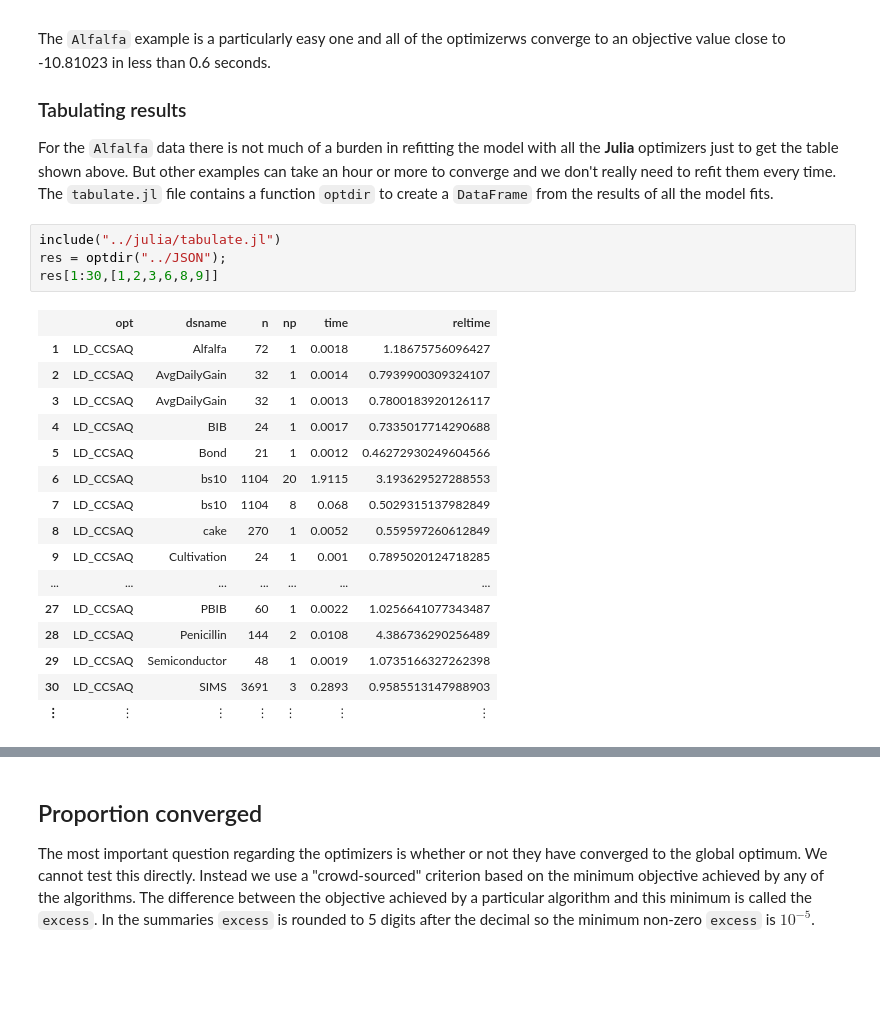
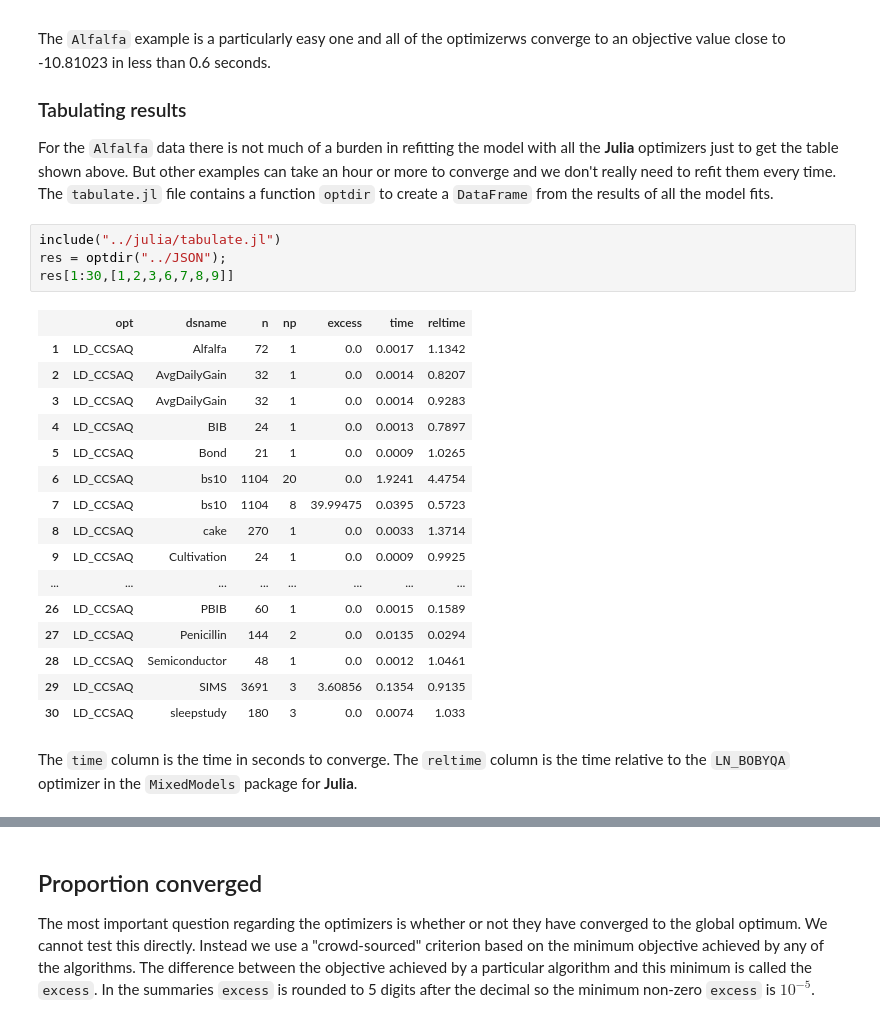
Before and after one commit to Stat990-033/Timings, a Jupyter notebook: inst/doc/Summaries.ipynb, the cells around one changed output, grey strips where cells are left out. Saved outputs shown, nothing was run; the diff lists cells and outputs as text; blank space fills up the shorter version.

```diff
--- a/inst/doc/Summaries.ipynb
+++ b/inst/doc/Summaries.ipynb
@@ -68,22 +68,24 @@ For the `Alfalfa` data there is not much of a burden in refitting the model with
 # %%
 include("../julia/tabulate.jl")
 res = optdir("../JSON");
-res[1:30,[1,2,3,6,8,9]]
+res[1:30,[1,2,3,6,7,8,9]]
 # %% [output]
-|  | opt | dsname | n | np | time | reltime |
-| 1 | LD_CCSAQ | Alfalfa | 72 | 1 | 0.0018 | 1.18675756096427 |
-| 2 | LD_CCSAQ | AvgDailyGain | 32 | 1 | 0.0014 | 0.7939900309324107 |
-| 3 | LD_CCSAQ | AvgDailyGain | 32 | 1 | 0.0013 | 0.7800183920126117 |
-| 4 | LD_CCSAQ | BIB | 24 | 1 | 0.0017 | 0.7335017714290688 |
-| 5 | LD_CCSAQ | Bond | 21 | 1 | 0.0012 | 0.46272930249604566 |
-| 6 | LD_CCSAQ | bs10 | 1104 | 20 | 1.9115 | 3.193629527288553 |
-| 7 | LD_CCSAQ | bs10 | 1104 | 8 | 0.068 | 0.5029315137982849 |
-| 8 | LD_CCSAQ | cake | 270 | 1 | 0.0052 | 0.559597260612849 |
-| 9 | LD_CCSAQ | Cultivation | 24 | 1 | 0.001 | 0.7895020124718285 |
-| ... | ... | ... | ... | ... | ... | ... |
-| 27 | LD_CCSAQ | PBIB | 60 | 1 | 0.0022 | 1.0256641077343487 |
-| 28 | LD_CCSAQ | Penicillin | 144 | 2 | 0.0108 | 4.386736290256489 |
-| 29 | LD_CCSAQ | Semiconductor | 48 | 1 | 0.0019 | 1.0735166327262398 |
-| 30 | LD_CCSAQ | SIMS | 3691 | 3 | 0.2893 | 0.9585513147988903 |
-| ⋮ | ⋮ | ⋮ | ⋮ | ⋮ | ⋮ | ⋮ |
+|  | opt | dsname | n | np | excess | time | reltime |
+| 1 | LD_CCSAQ | Alfalfa | 72 | 1 | 0.0 | 0.0017 | 1.1342 |
+| 2 | LD_CCSAQ | AvgDailyGain | 32 | 1 | 0.0 | 0.0014 | 0.8207 |
+| 3 | LD_CCSAQ | AvgDailyGain | 32 | 1 | 0.0 | 0.0014 | 0.9283 |
+| 4 | LD_CCSAQ | BIB | 24 | 1 | 0.0 | 0.0013 | 0.7897 |
+| 5 | LD_CCSAQ | Bond | 21 | 1 | 0.0 | 0.0009 | 1.0265 |
+| 6 | LD_CCSAQ | bs10 | 1104 | 20 | 0.0 | 1.9241 | 4.4754 |
+| 7 | LD_CCSAQ | bs10 | 1104 | 8 | 39.99475 | 0.0395 | 0.5723 |
+| 8 | LD_CCSAQ | cake | 270 | 1 | 0.0 | 0.0033 | 1.3714 |
+| 9 | LD_CCSAQ | Cultivation | 24 | 1 | 0.0 | 0.0009 | 0.9925 |
+| ... | ... | ... | ... | ... | ... | ... | ... |
+| 26 | LD_CCSAQ | PBIB | 60 | 1 | 0.0 | 0.0015 | 0.1589 |
+| 27 | LD_CCSAQ | Penicillin | 144 | 2 | 0.0 | 0.0135 | 0.0294 |
+| 28 | LD_CCSAQ | Semiconductor | 48 | 1 | 0.0 | 0.0012 | 1.0461 |
+| 29 | LD_CCSAQ | SIMS | 3691 | 3 | 3.60856 | 0.1354 | 0.9135 |
+| 30 | LD_CCSAQ | sleepstudy | 180 | 3 | 0.0 | 0.0074 | 1.033 |
+# %% [markdown]
+The `time` column is the time in seconds to converge.  The `reltime` column is the time relative to the `LN_BOBYQA` optimizer in the `MixedModels` package for __Julia__.
 # %%
```
Also changed, not shown: parts of 11 cells of this notebook, 1 other file.
